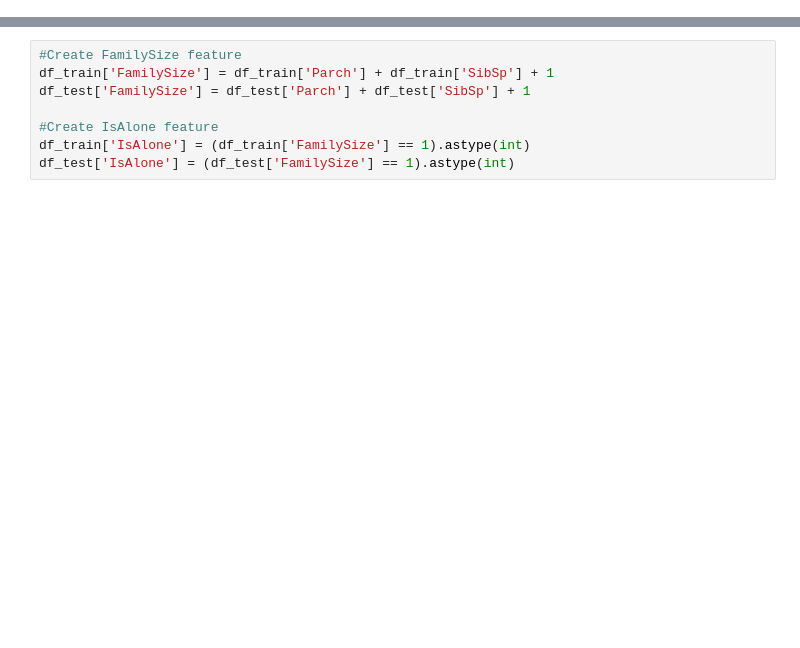
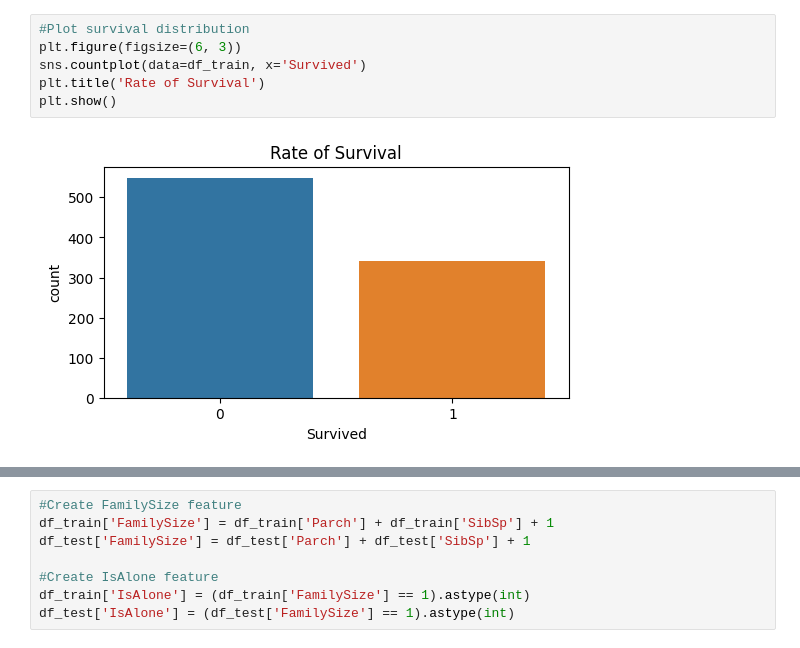
Before and after one commit to oriolraventost/Kaggle-Competitions, a Jupyter notebook: titanic.ipynb, the cells around one changed output, grey strips where cells are left out. Cells and saved outputs as stored; diff of their text form; blank space fills up the shorter version.

```diff
--- a/titanic.ipynb
+++ b/titanic.ipynb
@@ -284,0 +151,8 @@ Next we will create a couple of features that might be useful to predict our tar
+# %%
+#Plot survival distribution
+plt.figure(figsize=(6, 3))
+sns.countplot(data=df_train, x='Survived')
+plt.title('Rate of Survival')
+plt.show()
+# %% [output]
+[figure, added]
```
Also changed, not shown: parts of 81 cells of this notebook.
